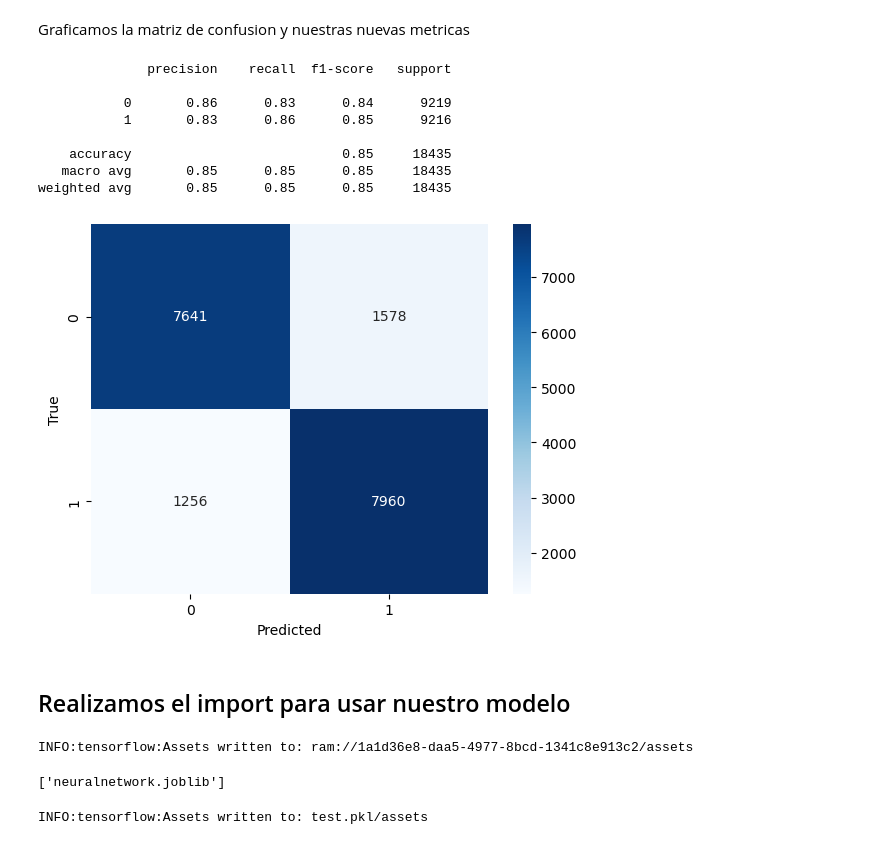
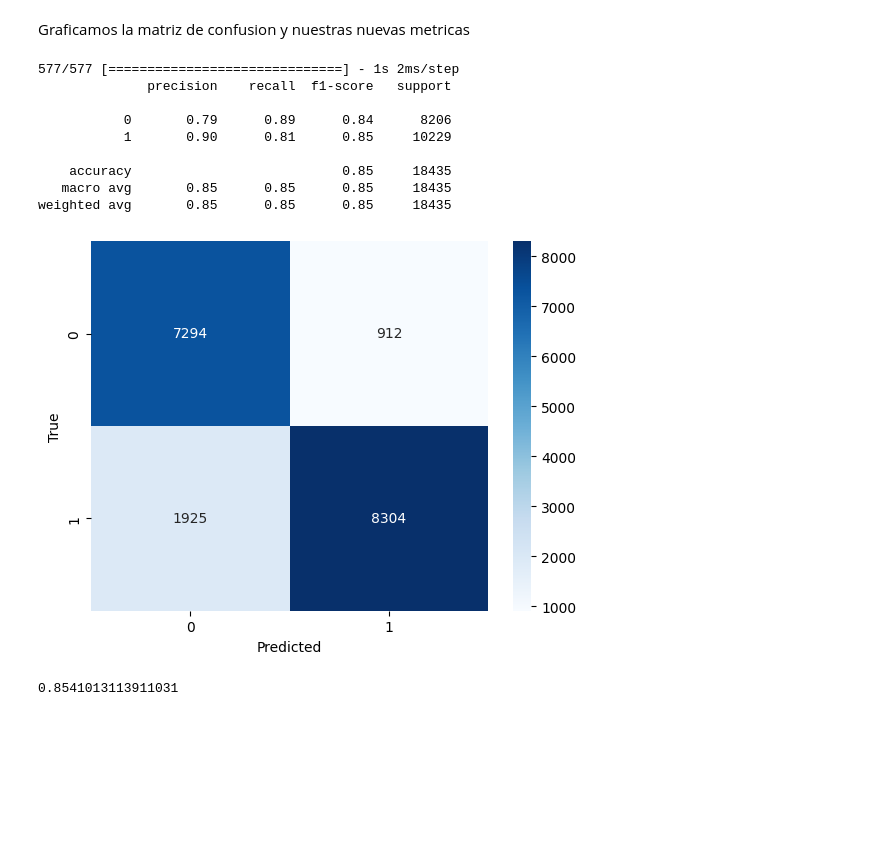
Before and after one commit to franciscoL0pez/TrabajosPracticosOrganizacionDeDatos1C2023, a Jupyter notebook: 7506R_TP1_GRUPO17_CHPX_ENTREGA.ipynb, the cells around one changed output. Saved outputs shown, nothing was run; the diff lists cells and outputs as text; code cells hidden in the pictures; blank space fills up the shorter version.

```diff
--- a/7506R_TP1_GRUPO17_CHPX_ENTREGA.ipynb
+++ b/7506R_TP1_GRUPO17_CHPX_ENTREGA.ipynb
@@ -225,6 +225,8 @@ transformer = make_column_transformer(
 )
 # %%
 import joblib
+df_target = df_hotels_train['is_canceled']
+hotels_train_encoded = transformer.fit_transform(df_hotels_train_to_encode.drop('is_canceled', axis=1))
 joblib.dump(transformer, "tr.joblib")
 # %% [output]
 ['tr.joblib']
@@ -465,0 +454,12 @@ array([[1],
+# %%
+# Calculamos la cantidad de clases
+cant_clases = len(np.unique(y_train)) #Nuestro target
+d_in = len(x_train.columns) #Parametros de entrenamiento
+
+model_reservas = keras.Sequential([
+   keras.layers.Dense(128,input_shape=(d_in,), activation='relu',kernel_initializer='uniform'),
+    keras.layers.Dense(1, activation='sigmoid')])
+
+
+#Mostramos los resultados
+model_reservas.summary()
@@ -465,0 +484,12 @@ array([[1],
+# %%
+model_reservas.compile(
+    optimizer = keras.optimizers.SGD(learning_rate=0.001),
+    loss = 'binary_crossentropy', #Como mi salida es binaria uso binary_crossentropy
+
+    #Metrica que calcula en cada it
+
+    metrics = ['accuracy']
+)
+
+cant_epochs = 100
+h_model_reservas = model_reservas.fit(x_train_scaled, y_train, epochs = cant_epochs, batch_size = 27, verbose = False )
@@ -466,26 +504,26 @@ array([[1],
 # %% [markdown]
 Graficamos la matriz de confusion y nuestras nuevas metricas
-# %%
-metricas(y_pred_nnw, y_test)
-# %% [output]
-              precision    recall  f1-score   support
-
-           0       0.86      0.83      0.84      9219
-           1       0.83      0.86      0.85      9216
-
-    accuracy                           0.85     18435
-   macro avg       0.85      0.85      0.85     18435
-weighted avg       0.85      0.85      0.85     18435
-[figure, removed]
-# %% [markdown]
-## Realizamos el import para usar nuestro modelo
-# %%
-import joblib
-joblib.dump(best_model, "neuralnetwork.joblib")
-# %% [output]
-INFO:tensorflow:Assets written to: ram://1a1d36e8-daa5-4977-8bcd-1341c8e913c2/assets
-['neuralnetwork.joblib']
-# %%
-best_model.model.save("test.pkl")
-# %% [output]
-INFO:tensorflow:Assets written to: test.pkl/assets
+# %%
+y_predic_ = model_reservas.predict(x_test_scaled)
+y_predic_cat = np.where(y_predic_>0.4,1,0) #Seteamos un corte en los datos para determinar si cancelo o no
+
+ds_validacion=pd.DataFrame(y_predic_cat,y_test).reset_index() #Armamos un dataset
+ds_validacion.columns=['y_pred','y_real'] #Nombramos las columnas
+
+metricas(ds_validacion.y_pred,ds_validacion.y_real) #Dividimos el dataset
+# %% [output]
+577/577 [==============================] - 1s 2ms/step
+              precision    recall  f1-score   support
+
+           0       0.79      0.89      0.84      8206
+           1       0.90      0.81      0.85     10229
+
+    accuracy                           0.85     18435
+   macro avg       0.85      0.85      0.85     18435
+weighted avg       0.85      0.85      0.85     18435
+[figure, added]
+# %%
+f1 = f1_score(ds_validacion.y_real, ds_validacion.y_pred)
+print(f1)
+# %% [output]
+0.8541013113911031
```
Also changed, not shown: parts of 17 cells of this notebook, 8 other files.
